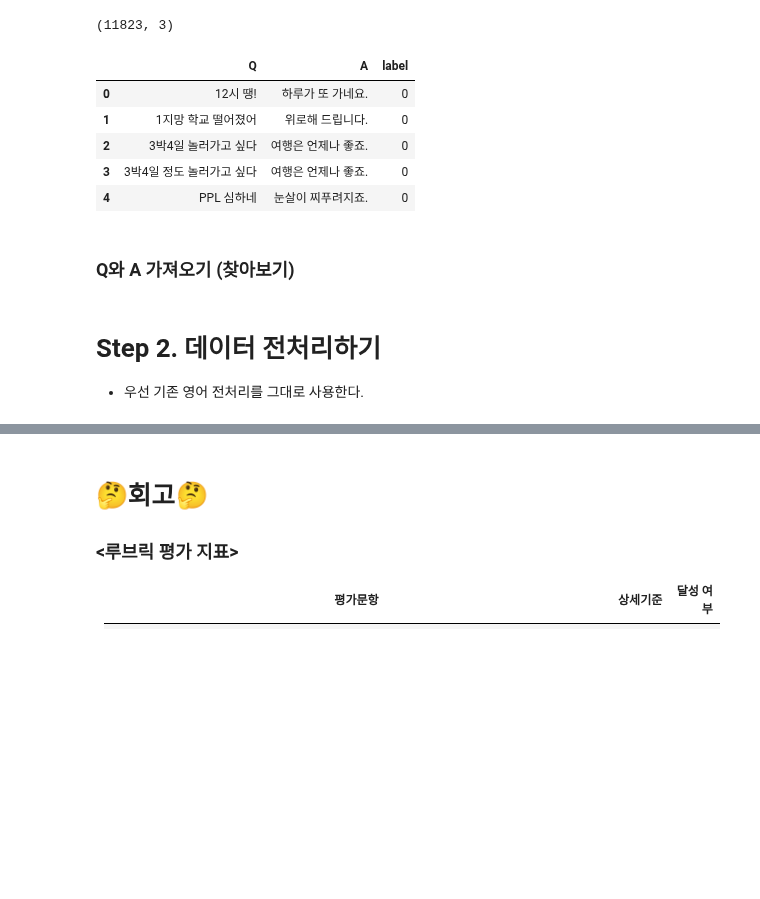
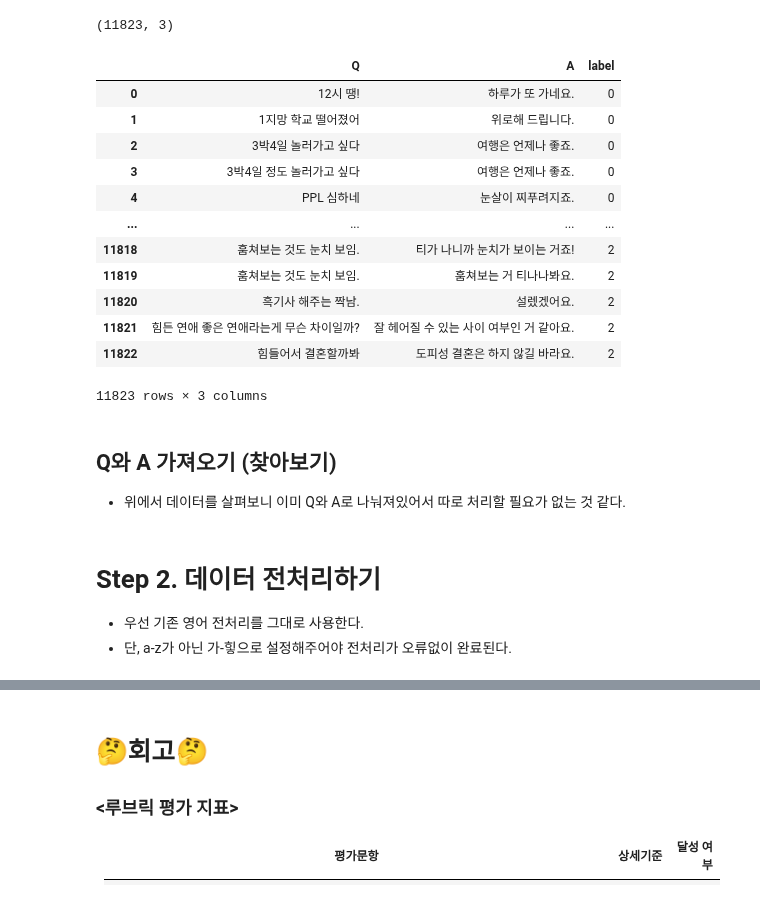
Before and after one commit to LAGABI44/AIFFEL_Study, a Jupyter notebook: EXPLORATION/Submission/[E-12]Transformer_Chatbot.ipynb, the cells around one changed output, grey strips where cells are left out. Drawn from its saved outputs; the diff is of its cells as text; code cells hidden in the pictures; blank space fills up the shorter version.

```diff
--- a/EXPLORATION/Submission/[E-12]Transformer_Chatbot.ipynb
+++ b/EXPLORATION/Submission/[E-12]Transformer_Chatbot.ipynb
@@ -24,15 +40,24 @@ import matplotlib.pyplot as plt
 # %%
-sample = pd.read_csv(os.getenv('HOME') + '/aiffel/transformer_chatbot/data/ChatbotData .csv')
-print(sample.shape)
-sample.head()
+dataset_korea = pd.read_csv(os.getenv('HOME') + '/aiffel/transformer_chatbot/data/ChatbotData .csv')
+print(dataset_korea.shape)
+#dataset_korea.head()
+dataset_korea
 # %% [output]
 (11823, 3)
 |  | Q | A | label |
 | 0 | 12시 땡! | 하루가 또 가네요. | 0 |
 | 1 | 1지망 학교 떨어졌어 | 위로해 드립니다. | 0 |
 | 2 | 3박4일 놀러가고 싶다 | 여행은 언제나 좋죠. | 0 |
 | 3 | 3박4일 정도 놀러가고 싶다 | 여행은 언제나 좋죠. | 0 |
 | 4 | PPL 심하네 | 눈살이 찌푸려지죠. | 0 |
+| ... | ... | ... | ... |
+| 11818 | 훔쳐보는 것도 눈치 보임. | 티가 나니까 눈치가 보이는 거죠! | 2 |
+| 11819 | 훔쳐보는 것도 눈치 보임. | 훔쳐보는 거 티나나봐요. | 2 |
+| 11820 | 흑기사 해주는 짝남. | 설렜겠어요. | 2 |
+| 11821 | 힘든 연애 좋은 연애라는게 무슨 차이일까? | 잘 헤어질 수 있는 사이 여부인 거 같아요. | 2 |
+| 11822 | 힘들어서 결혼할까봐 | 도피성 결혼은 하지 않길 바라요. | 2 |
+11823 rows × 3 columns
-# %% [markdown]
-### Q와 A 가져오기 (찾아보기)
+# %% [markdown]
+## Q와 A 가져오기 (찾아보기)
+- 위에서 데이터를 살펴보니 이미 Q와 A로 나눠져있어서 따로 처리할 필요가 없는 것 같다.
 # %%
@@ -41,6 +66,7 @@ path_to_movie_conversations = os.path.join(path_to_dataset,'movie_conversations.
 # %% [markdown]
 # Step 2. 데이터 전처리하기
 - 우선 기존 영어 전처리를 그대로 사용한다.
+- 단, a-z가 아닌 가-힣으로 설정해주어야 전처리가 오류없이 완료된다.
 # %%
 # 전처리 함수
 def preprocess_sentence(sentence):
```
Also changed, not shown: parts of 54 cells of this notebook.
